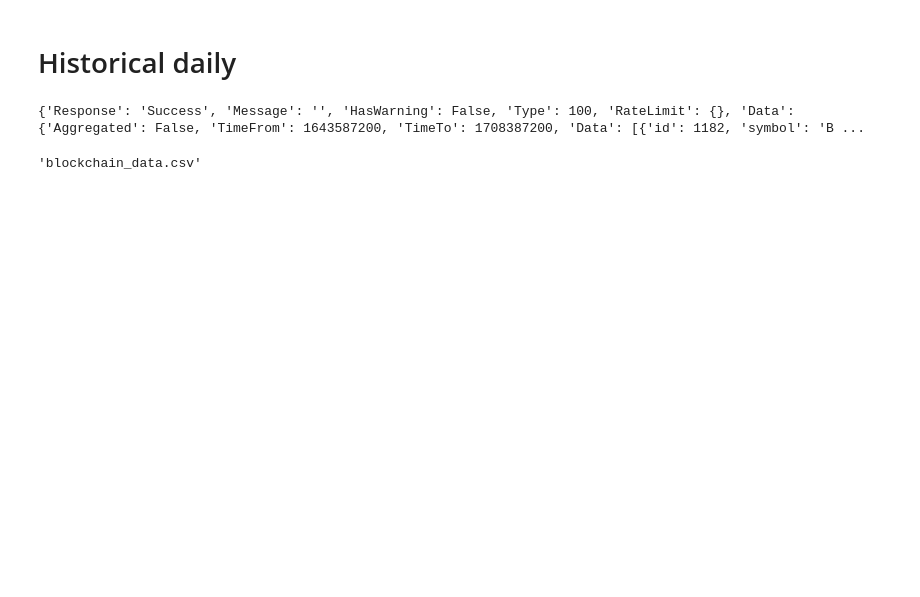
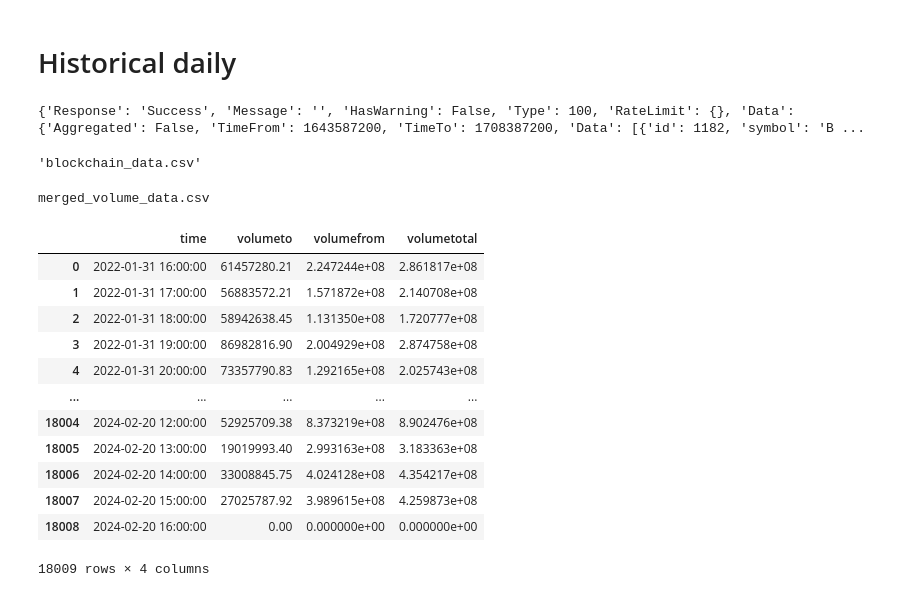
Before and after one commit to SkyTong/DS440, a Jupyter notebook: BTCpred/volume/data/raw/Blockchain_info/Blockchain_data.ipynb, the cells around one changed output. Cells and saved outputs as stored; diff of their text form; code cells hidden in the pictures; blank space fills up the shorter version.

```diff
--- a/BTCpred/volume/data/raw/Blockchain_info/Blockchain_data.ipynb
+++ b/BTCpred/volume/data/raw/Blockchain_info/Blockchain_data.ipynb
@@ -445,3 +446,38 @@ data.to_csv(modified_file_path, index=False)
 modified_file_path
 # %% [output]
 'blockchain_data.csv'
+# %%
+# Load the datasets from the CSV files
+df1 = pd.read_csv('hourly_symbol_volume.csv')
+df2 = pd.read_csv('blockchain_data.csv')
+df3 = pd.read_csv('hourly_total_exchange_volume.csv')
+df4 = pd.read_csv('hourly_OHLCV.csv')
+df5 = pd.read_csv('hourly_symbol_volume_single_exchange.csv')
+
+# Merge the DataFrames on the 'Time' column, one after the other
+merged_df = pd.merge(df1, df3, on='time', how='outer')
+merged_df = pd.merge(merged_df, df4, on='time', how='outer')
+#merged_df = pd.merge(merged_df, df5, on='time', how='outer')
+# Save the merged DataFrame to a new CSV file
+merged_csv_file_name = 'merged_volume_data.csv'
+merged_df.to_csv(merged_csv_file_name, index=False)
+
+print(merged_csv_file_name)
+# %% [output]
+merged_volume_data.csv
+# %%
+df5
+# %% [output]
+|  | time | volumeto | volumefrom | volumetotal |
+| 0 | 2022-01-31 16:00:00 | 61457280.21 | 2.247244e+08 | 2.861817e+08 |
+| 1 | 2022-01-31 17:00:00 | 56883572.21 | 1.571872e+08 | 2.140708e+08 |
+| 2 | 2022-01-31 18:00:00 | 58942638.45 | 1.131350e+08 | 1.720777e+08 |
+| 3 | 2022-01-31 19:00:00 | 86982816.90 | 2.004929e+08 | 2.874758e+08 |
+| 4 | 2022-01-31 20:00:00 | 73357790.83 | 1.292165e+08 | 2.025743e+08 |
+| ... | ... | ... | ... | ... |
+| 18004 | 2024-02-20 12:00:00 | 52925709.38 | 8.373219e+08 | 8.902476e+08 |
+| 18005 | 2024-02-20 13:00:00 | 19019993.40 | 2.993163e+08 | 3.183363e+08 |
+| 18006 | 2024-02-20 14:00:00 | 33008845.75 | 4.024128e+08 | 4.354217e+08 |
+| 18007 | 2024-02-20 15:00:00 | 27025787.92 | 3.989615e+08 | 4.259873e+08 |
+| 18008 | 2024-02-20 16:00:00 | 0.00 | 0.000000e+00 | 0.000000e+00 |
+18009 rows × 4 columns
```
Also changed, not shown: parts of 12 cells of this notebook, 7 other files.
